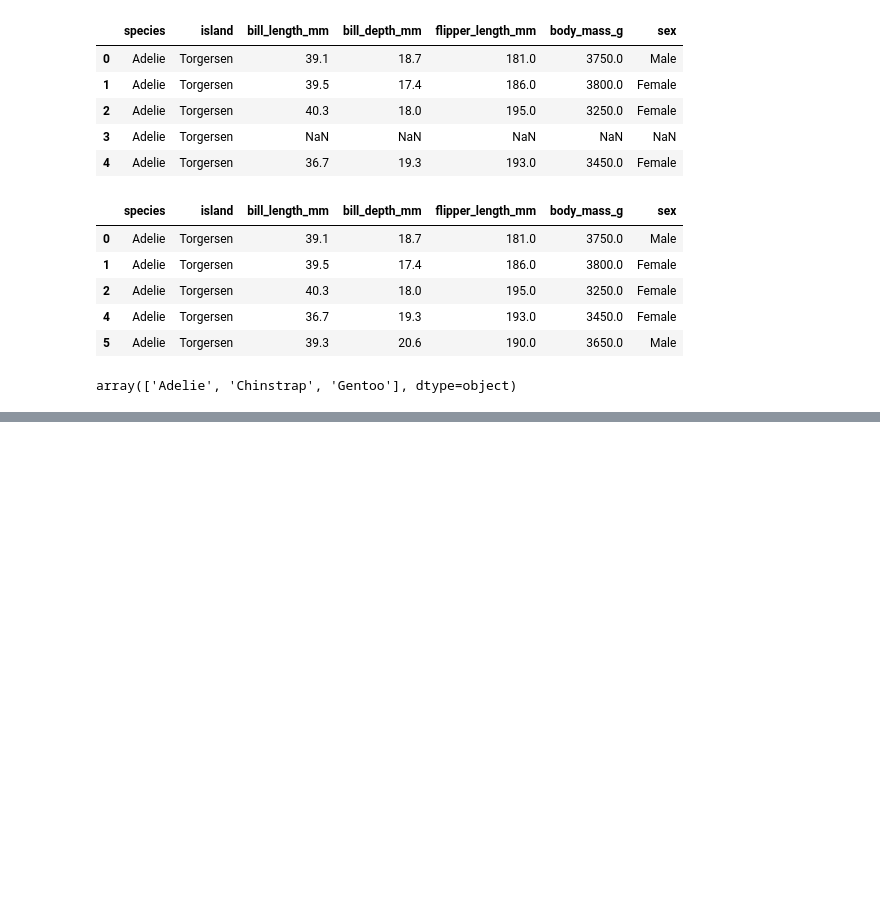
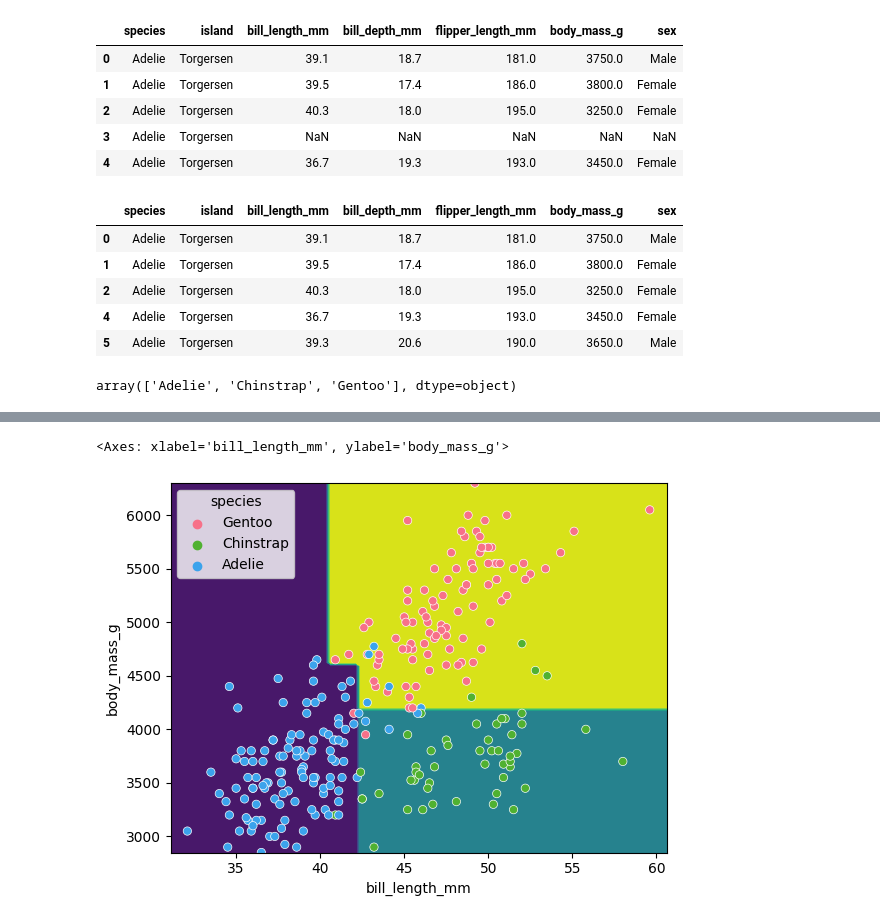
Before and after one commit to MaxDangVu136/ml_carpentry_workshop_2023, a Jupyter notebook: ml_carpentry_workshop_day1_classification.ipynb, the cells around one changed output, grey strips where cells are left out. Saved outputs shown, nothing was run; the diff lists cells and outputs as text; code cells hidden in the pictures; blank space fills up the shorter version.

```diff
--- a/ml_carpentry_workshop_day1_classification.ipynb
+++ b/ml_carpentry_workshop_day1_classification.ipynb
@@ -45,0 +105,15 @@ sns.scatterplot(x_train, x=feature_names[0], y=feature_names[1], hue=y_train)
+# %%
+from sklearn.inspection import DecisionBoundaryDisplay
+
+f1 = feature_names[0]
+f2 = feature_names[3]
+
+clf = DecisionTreeClassifier(max_depth=3)
+clf.fit(x_train[[f1, f2]], y_train)
+
+d = DecisionBoundaryDisplay.from_estimator(clf, x_train[[f1, f2]])
+
+sns.scatterplot(x_train, x=f1, y=f2, hue=y_train, palette='husl')
+# %% [output]
+<Axes: xlabel='bill_length_mm', ylabel='body_mass_g'>
+[figure, added]
```
Also changed, not shown: parts of 17 cells of this notebook.
